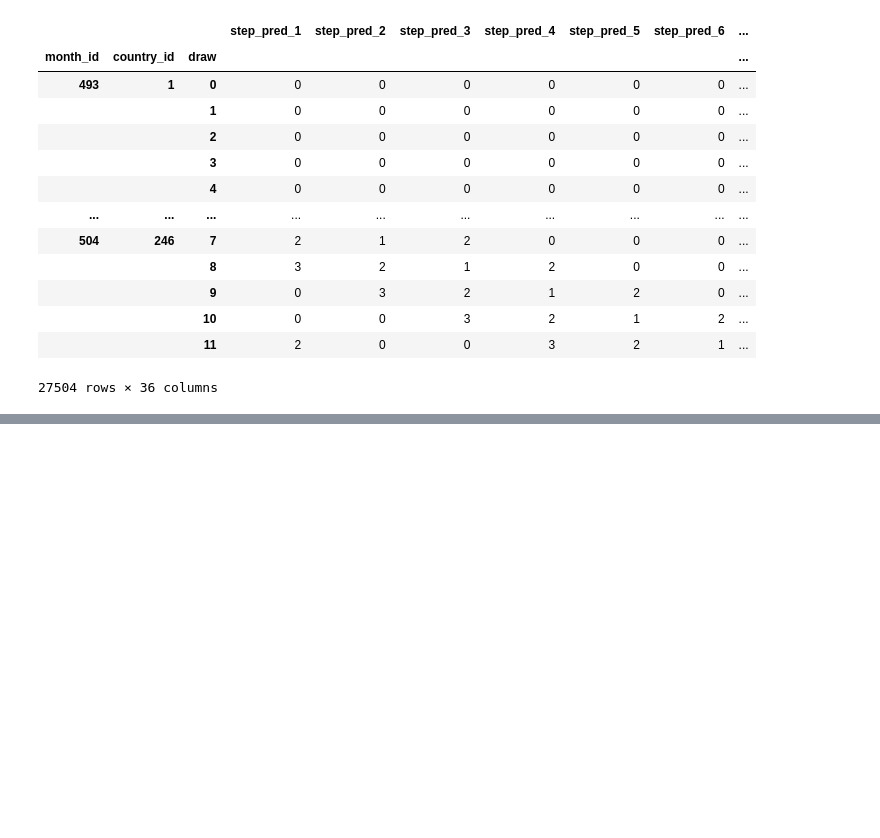
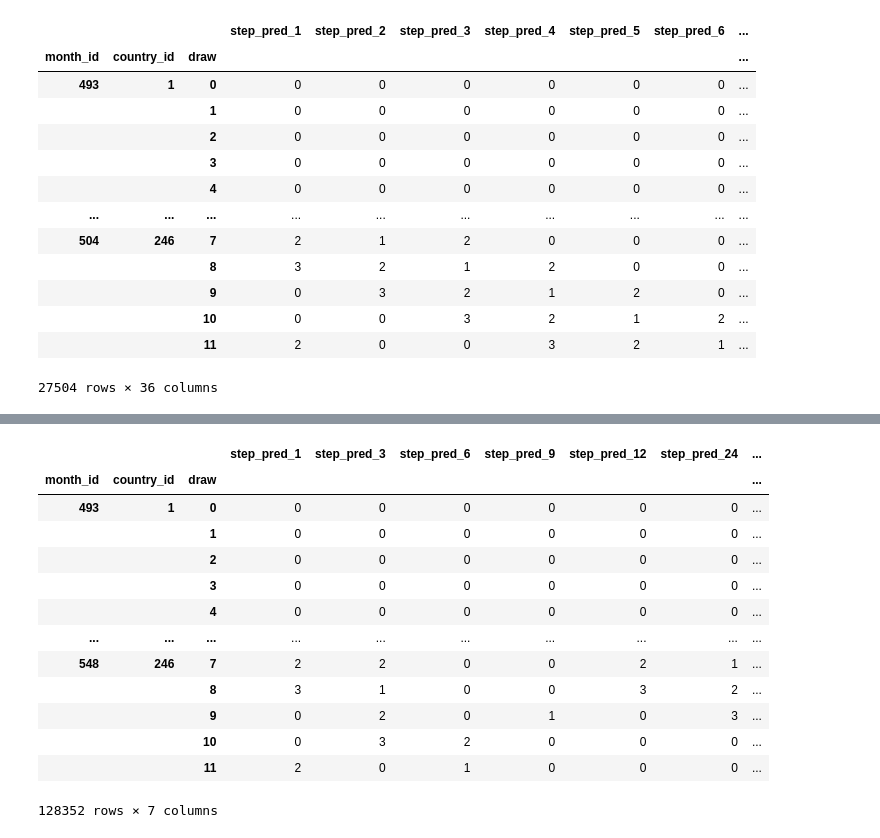
Before and after one commit to prio-data/conflictology_views_model, a Jupyter notebook: function.ipynb, the cells around one changed output, grey strips where cells are left out. Cells and saved outputs as stored; diff of their text form; code cells hidden in the pictures; blank space fills up the shorter version.

Commit message:
addition: conflictology_benchmark(partition,steps)

```diff
--- a/function.ipynb
+++ b/function.ipynb
@@ -1287,2 +1307,15 @@ df_forecast
 # %%
 df_forecast.to_parquet('df_forecast.parquet')
+# %%
+test_partitioner_dict = {"train": (121, 492), "predict": (493, 504)}
+# %%
+outcomes_df = pd.DataFrame(data_bl_log['ln_ged_sb_dep'])
+steps = [1, 2, 3]
+partition = test_partitioner_dict
+conflictology_benchmark = conflictology_benchmark(actuals=outcomes_df, partition = test_partitioner_dict, outcome='ln_ged_sb_dep', steps=steps, conflictology_length=12)
+# %%
+# create a wrapper function for the conflictology_benchmark function
+def conflictology_benchmark(partition,steps):
+    df = views_conflictology_forecast(partition.get('predict'),partition.get('train'))
+    df = df[[f'step_pred_{i}' for i in steps]]
+    return df
@@ -1288,0 +1564,5 @@ df_forecast.to_parquet('df_forecast.parquet')
+# %%
+test_partitioner_dict = {"train": (121, 492), "predict": (493, 548)}
+partition = test_partitioner_dict
+steps = [1, 3, 6, 9, 12, 24, 36]
+df = conflictology_benchmark(partition,steps)
@@ -1288,0 +1588,17 @@ df_forecast.to_parquet('df_forecast.parquet')
+# %%
+df
+# %% [output]
+|  |  |  | step_pred_1 | step_pred_3 | step_pred_6 | step_pred_9 | step_pred_12 | step_pred_24 | ... |
+| month_id | country_id | draw |  |  |  |  |  |  | ... |
+| 493 | 1 | 0 | 0 | 0 | 0 | 0 | 0 | 0 | ... |
+|  |  | 1 | 0 | 0 | 0 | 0 | 0 | 0 | ... |
+|  |  | 2 | 0 | 0 | 0 | 0 | 0 | 0 | ... |
+|  |  | 3 | 0 | 0 | 0 | 0 | 0 | 0 | ... |
+|  |  | 4 | 0 | 0 | 0 | 0 | 0 | 0 | ... |
+| ... | ... | ... | ... | ... | ... | ... | ... | ... | ... |
+| 548 | 246 | 7 | 2 | 2 | 0 | 0 | 2 | 1 | ... |
+|  |  | 8 | 3 | 1 | 0 | 0 | 3 | 2 | ... |
+|  |  | 9 | 0 | 2 | 0 | 1 | 0 | 3 | ... |
+|  |  | 10 | 0 | 3 | 2 | 0 | 0 | 0 | ... |
+|  |  | 11 | 2 | 0 | 1 | 0 | 0 | 0 | ... |
+128352 rows × 7 columns
```
Also changed, not shown: parts of 3 cells of this notebook.
